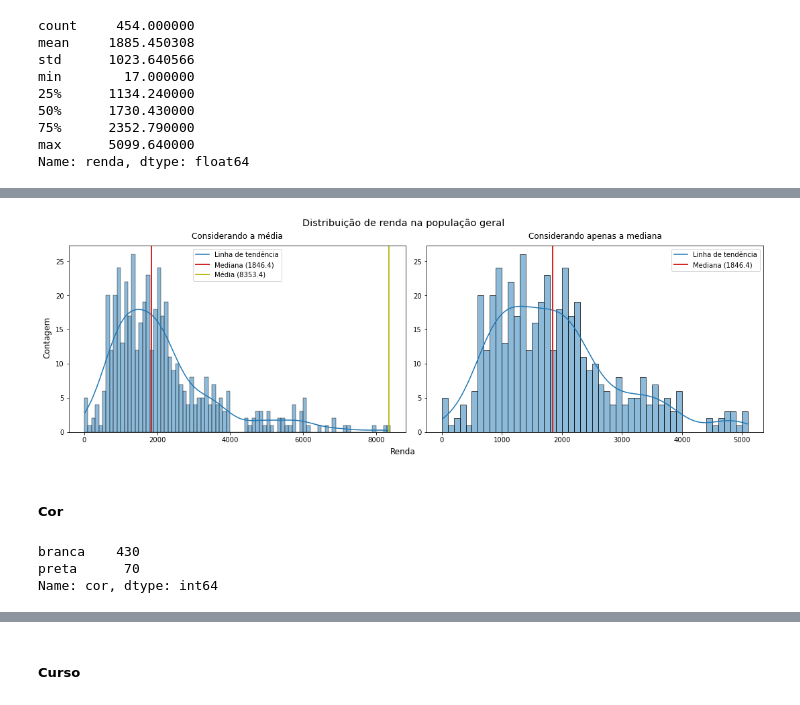
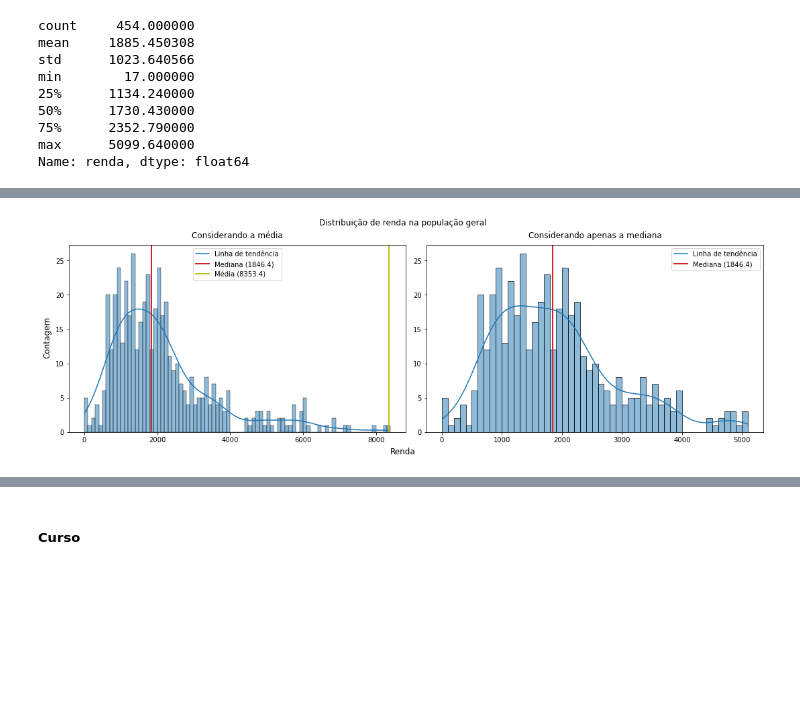
Before and after one commit to jv-porto/computer-aquisition-automation, a Jupyter notebook: projeto.ipynb, the cells around one changed output, grey strips where cells are left out. Drawn from its saved outputs; the diff is of its cells as text; code cells hidden in the pictures; blank space fills up the shorter version.

```diff
--- a/projeto.ipynb
+++ b/projeto.ipynb
@@ -194,32 +355,24 @@ fig.savefig('imagens/Diagrama de caixa mostrando a distribuição de renda na po
 # %%
 fig, axs = plt.subplots(ncols=2, figsize=(15, 5), constrained_layout=True)
 
 graph_1 = sns.histplot(data['renda'][data['renda'] <= data['renda'].mean()], bins=np.arange(0, data['renda'].mean()+100, 100), kde=True, ax=axs[0])
 graph_1.set(xlabel='', ylabel='')
 graph_1.axvline(data['renda'].quantile(0.5), label='Mediana', color='C3', linewidth=2, linestyle='-')
 graph_1.axvline(data['renda'].mean(), label='Média', color='C8', linewidth=2, linestyle='-')
 graph_1.legend(labels=['Linha de tendência', f'Mediana ({data["renda"].quantile(0.5):.1f})', f'Média ({data["renda"].mean():.1f})'])
 graph_1.set_title('Considerando a média', pad=10)
 
 graph_2 = sns.histplot(data['renda'][renda_filter], bins=np.arange(0, data['renda'][renda_filter].max()+1, 100), kde=True, ax=axs[1])
 graph_2.set(xlabel='', ylabel='')
 graph_2.axvline(data['renda'].quantile(0.5), label='Mediana', color='C3', linewidth=2, linestyle='-')
 graph_2.legend(labels=['Linha de tendência', f'Mediana ({data["renda"].quantile(0.5):.1f})'])
 graph_2.set_title('Considerando apenas a mediana', pad=10)
 
 fig.supxlabel('Renda')
 fig.supylabel('Contagem')
-fig.suptitle('Distribuição de renda na população geral', fontsize=14.5)
+fig.suptitle('Distribuição de renda na população geral')
 plt.show()
 
 fig.savefig('imagens/Distribuição de renda na população geral.svg')
 # %% [output]
-[figure, old version]
+[figure, new version]
-# %% [markdown]
-##### **Cor**
-# %%
-data['cor'].value_counts()
-# %% [output]
-branca    430
-preta      70
-Name: cor, dtype: int64
```
Also changed, not shown: parts of 58 cells of this notebook, 11 other files.
